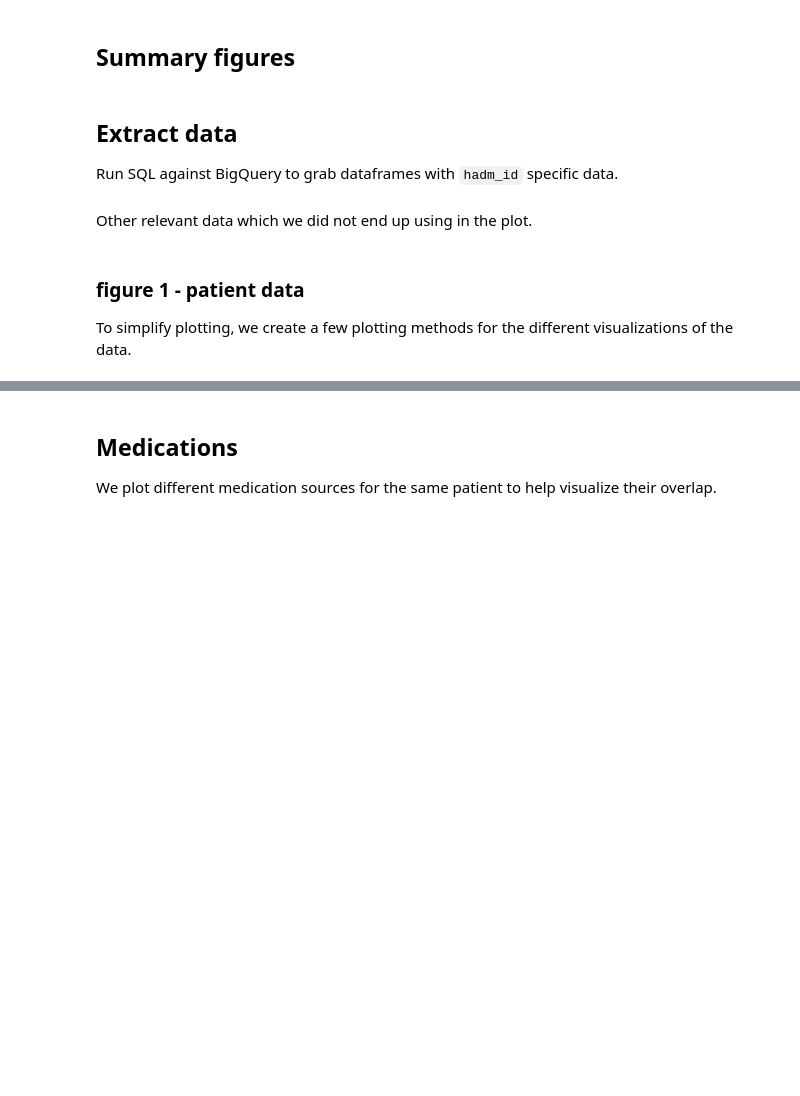
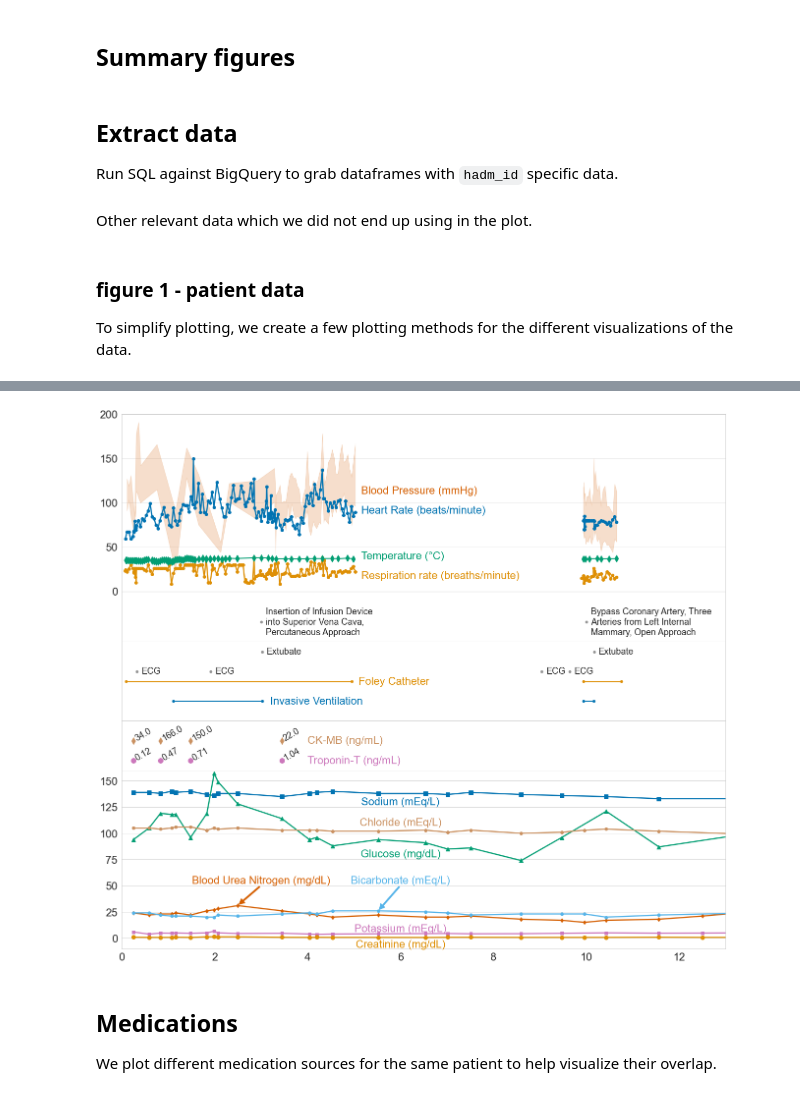
Before and after one commit to MIT-LCP/mimic-code, a Jupyter notebook: mimic-iv/notebooks/tableone.ipynb, the cells around one changed output, grey strips where cells are left out. Saved outputs shown, nothing was run; the diff lists cells and outputs as text; code cells hidden in the pictures; blank space fills up the shorter version.

```diff
--- a/mimic-iv/notebooks/tableone.ipynb
+++ b/mimic-iv/notebooks/tableone.ipynb
@@ -726,37 +782,35 @@ plot_numeric_data(ax2, chem, plot_info_chem, null_time=None)
 ax2.set_ylim([-10, 160])
 # labels for chem7
 lab_locs = OrderedDict([
     ['sodium', (6, 130)],
     ['potassium', (6, 8.8)],
     ['glucose', (6, 80)],
     ['bun', (3, 55)],
     ['creatinine', (6, -6)],
     ['bicarbonate', (6, 55)],
     ['chloride', (6, 110)],
 ])
 for lab, (x_loc, y_loc) in lab_locs.items():
     label = plot_info_chem[lab]['label']
     color = plot_info_chem[lab]['color']
     # for bun / bicarbonate, we add an annotation line
     if lab in ('bun', 'bicarbonate'):
         if lab == 'bun':
             xy = (2.499 + 0.02, 31 + 1)
         else:
             xy = (5.52 + 0.02, 26 + 1)
 
         ax2.annotate(label, xy, (x_loc, y_loc), va='center', ha='center', color=color, arrowprops={'width': 3, 'color': color})
     else:
         ax2.text(x_loc, y_loc, label, va='center', ha='center', color=color)
 
 
 ax2.grid(False, axis='x')
 
-# Hide x labels and tick labels for all but bottom plot.
-for ax in axs:
-    ax.label_outer()
-
 # save!
 fig.savefig('mimiciv_example_patient.pdf', bbox_inches='tight')
+# %% [output]
+[figure, added]
 # %% [markdown]
 ## Medications
 
```
Also changed, not shown: parts of 18 cells of this notebook.
